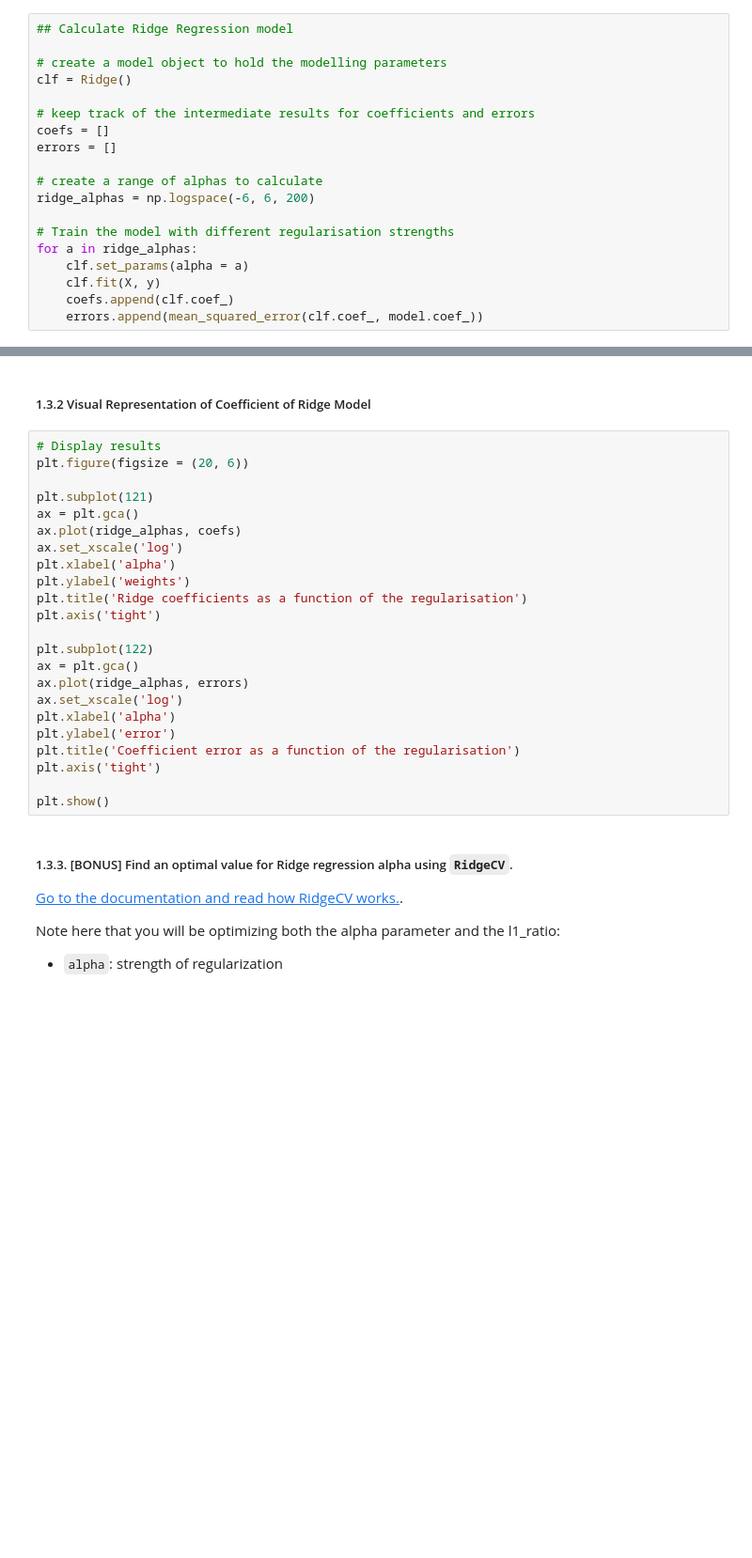
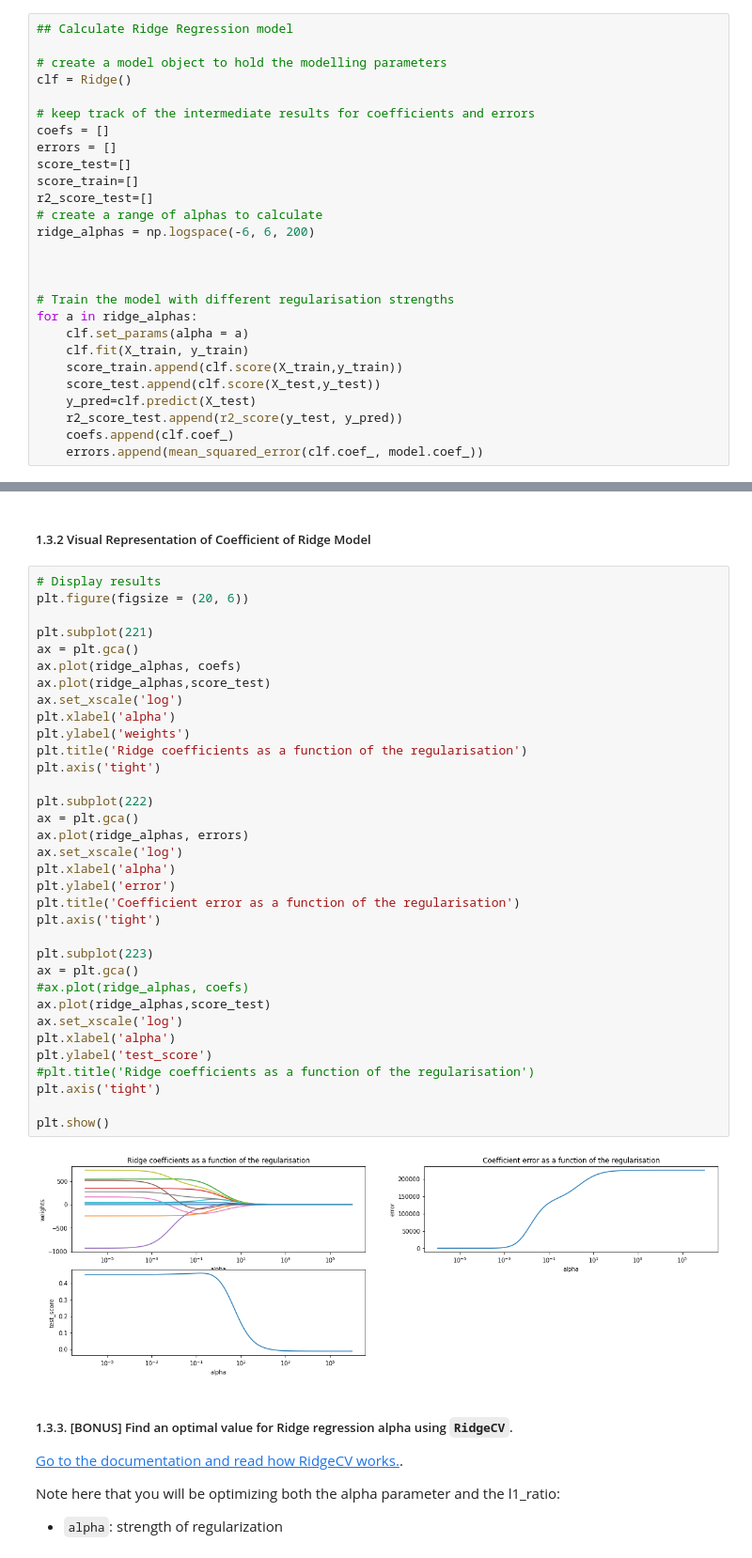
Before and after one commit to ashishahuja80/DataScience, a Jupyter notebook: Labs4/IOD_Lab.4.4.ipynb, the cells around one changed output, grey strips where cells are left out. Shown at 94% size. Drawn from its saved outputs; the diff is of its cells as text; blank space fills up the shorter version.

```diff
--- a/Labs4/IOD_Lab.4.4.ipynb
+++ b/Labs4/IOD_Lab.4.4.ipynb
@@ -83,13 +128,21 @@ clf = Ridge()
 # keep track of the intermediate results for coefficients and errors
 coefs = []
 errors = []
-
+score_test=[]
+score_train=[]
+r2_score_test=[]
 # create a range of alphas to calculate
 ridge_alphas = np.logspace(-6, 6, 200)
+
+
 
 # Train the model with different regularisation strengths
 for a in ridge_alphas:
     clf.set_params(alpha = a)
-    clf.fit(X, y)
+    clf.fit(X_train, y_train)
+    score_train.append(clf.score(X_train,y_train))
+    score_test.append(clf.score(X_test,y_test))
+    y_pred=clf.predict(X_test)
+    r2_score_test.append(r2_score(y_test, y_pred))
     coefs.append(clf.coef_)
     errors.append(mean_squared_error(clf.coef_, model.coef_))
@@ -98,26 +181,39 @@ for a in ridge_alphas:
 # %%
 # Display results
 plt.figure(figsize = (20, 6))
 
-plt.subplot(121)
+plt.subplot(221)
 ax = plt.gca()
 ax.plot(ridge_alphas, coefs)
+ax.plot(ridge_alphas,score_test)
 ax.set_xscale('log')
 plt.xlabel('alpha')
 plt.ylabel('weights')
 plt.title('Ridge coefficients as a function of the regularisation')
 plt.axis('tight')
 
-plt.subplot(122)
+plt.subplot(222)
 ax = plt.gca()
 ax.plot(ridge_alphas, errors)
 ax.set_xscale('log')
 plt.xlabel('alpha')
 plt.ylabel('error')
 plt.title('Coefficient error as a function of the regularisation')
 plt.axis('tight')
 
+plt.subplot(223)
+ax = plt.gca()
+#ax.plot(ridge_alphas, coefs)
+ax.plot(ridge_alphas,score_test)
+ax.set_xscale('log')
+plt.xlabel('alpha')
+plt.ylabel('test_score')
+#plt.title('Ridge coefficients as a function of the regularisation')
+plt.axis('tight')
+
 plt.show()
+# %% [output]
+[figure, added]
 # %% [markdown]
 ##### 1.3.3. [BONUS]  Find an optimal value for Ridge regression alpha using `RidgeCV`.
 
```
Also changed, not shown: parts of 25 cells of this notebook.
